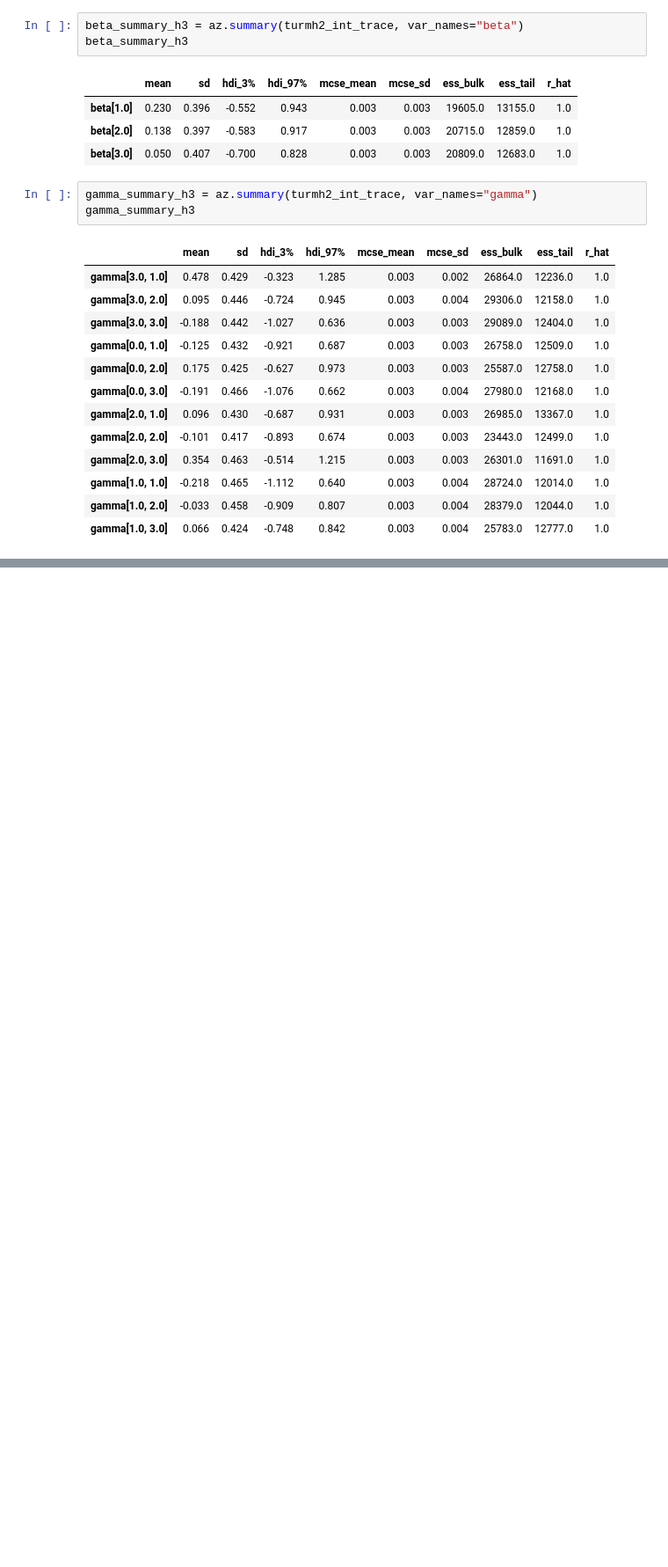
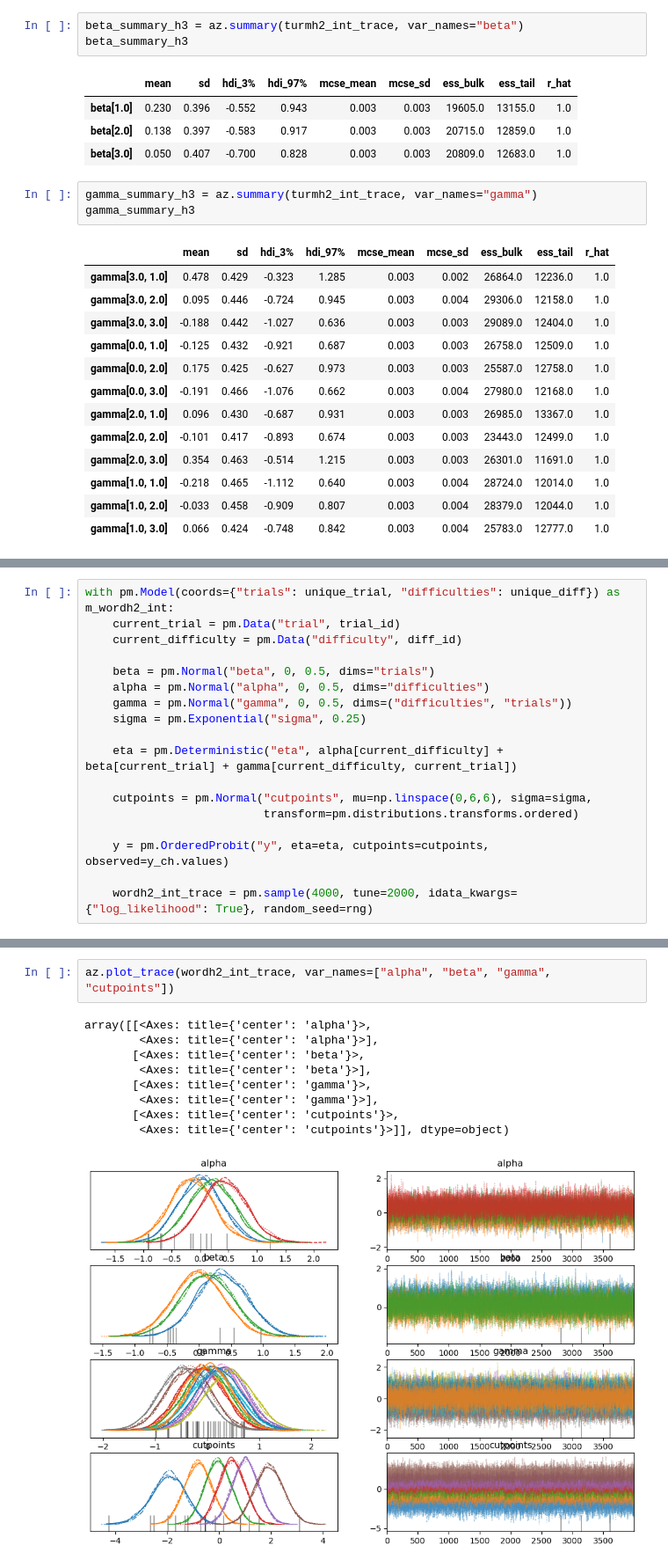
Before and after one commit to TheJarmanitor/msc_thesis, a Jupyter notebook: data_analysis.ipynb, the cells around one changed output, grey strips where cells are left out. Shown at 88% size. Saved outputs shown, nothing was run; the diff lists cells and outputs as text; blank space fills up the shorter version.

```diff
--- a/data_analysis.ipynb
+++ b/data_analysis.ipynb
@@ -338,0 +497,18 @@ gamma_summary_h3
+# %%
+with pm.Model(coords={"trials": unique_trial, "difficulties": unique_diff}) as m_wordh2_int:
+    current_trial = pm.Data("trial", trial_id)
+    current_difficulty = pm.Data("difficulty", diff_id)
+
+    beta = pm.Normal("beta", 0, 0.5, dims="trials")
+    alpha = pm.Normal("alpha", 0, 0.5, dims="difficulties")
+    gamma = pm.Normal("gamma", 0, 0.5, dims=("difficulties", "trials"))
+    sigma = pm.Exponential("sigma", 0.25)
+
+    eta = pm.Deterministic("eta", alpha[current_difficulty] + beta[current_trial] + gamma[current_difficulty, current_trial])
+
+    cutpoints = pm.Normal("cutpoints", mu=np.linspace(0,6,6), sigma=sigma,
+                          transform=pm.distributions.transforms.ordered)
+
+    y = pm.OrderedProbit("y", eta=eta, cutpoints=cutpoints, observed=y_ch.values)
+
+    wordh2_int_trace = pm.sample(4000, tune=2000, idata_kwargs={"log_likelihood": True}, random_seed=rng)
@@ -338,0 +523,12 @@ gamma_summary_h3
+# %%
+az.plot_trace(wordh2_int_trace, var_names=["alpha", "beta", "gamma", "cutpoints"])
+# %% [output]
+array([[<Axes: title={'center': 'alpha'}>,
+        <Axes: title={'center': 'alpha'}>],
+       [<Axes: title={'center': 'beta'}>,
+        <Axes: title={'center': 'beta'}>],
+       [<Axes: title={'center': 'gamma'}>,
+        <Axes: title={'center': 'gamma'}>],
+       [<Axes: title={'center': 'cutpoints'}>,
+        <Axes: title={'center': 'cutpoints'}>]], dtype=object)
+[figure, added]
```
Also changed, not shown: parts of 29 cells of this notebook, 1 other file.
